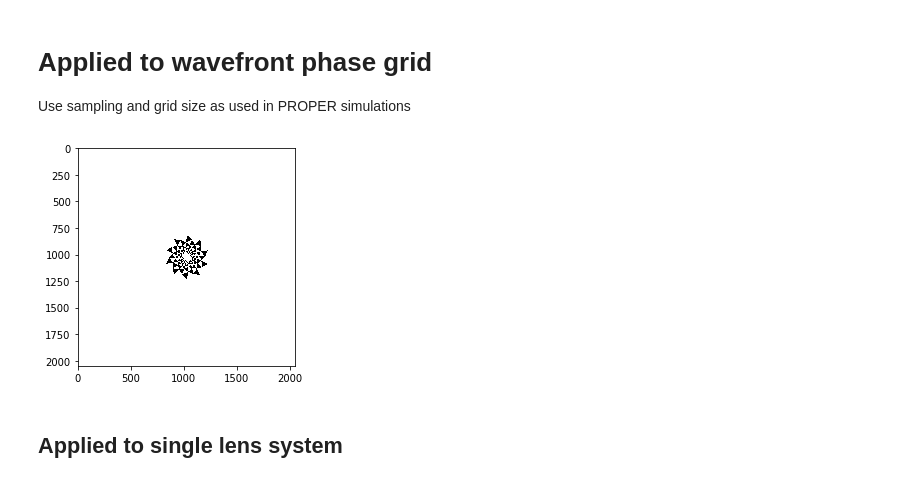
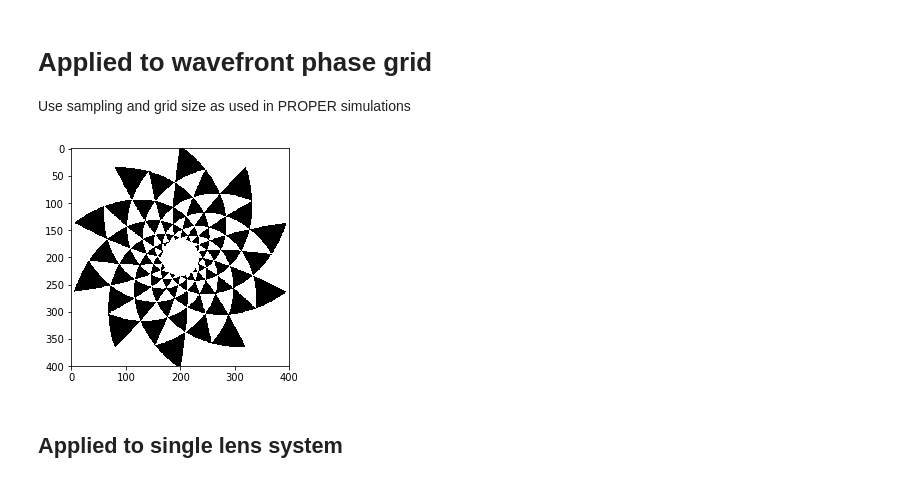
Before and after one commit to benjaminpope/toliman, a Jupyter notebook: image_modelling/notebooks/phase pattern.ipynb, the cells around one changed output. Cells and saved outputs as stored; diff of their text form; code cells hidden in the pictures.

```diff
--- a/image_modelling/notebooks/phase pattern.ipynb
+++ b/image_modelling/notebooks/phase pattern.ipynb
@@ -115,24 +115,24 @@ Use sampling and grid size as used in PROPER simulations
 # %%
 %matplotlib inline
 import matplotlib.pyplot as plt
 import math
 
 ngrid = 2048
 sampling = 0.0007324218749999999
 phase_map = np.zeros([ngrid, ngrid], dtype = np.float64)
 c = ngrid/2.
 phase_func = spiral
 for i in range(ngrid):
     for j in range(ngrid):
         x = i - c
         y = j - c
         phi = math.atan2(y, x)
         r = sampling*math.hypot(x,y)
         phase_map[i][j] = phase_func(r, phi)
-plt.imshow(phase_map ,cmap='binary')
+plt.imshow(phase_map[824:1224,824:1224] ,cmap='binary')
 plt.show()
 # %% [output]
-[figure, old version]
+[figure, new version]
 # %% [markdown]
 ## Applied to single lens system
 # %%
```
Also changed, not shown: parts of 10 cells of this notebook, 4 other files.
